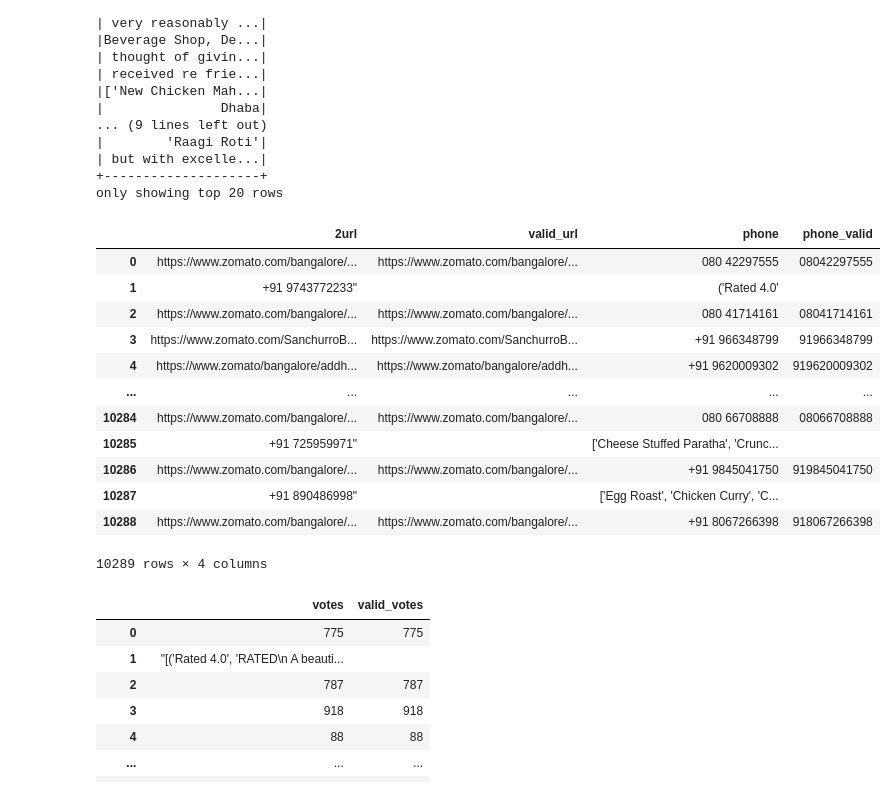
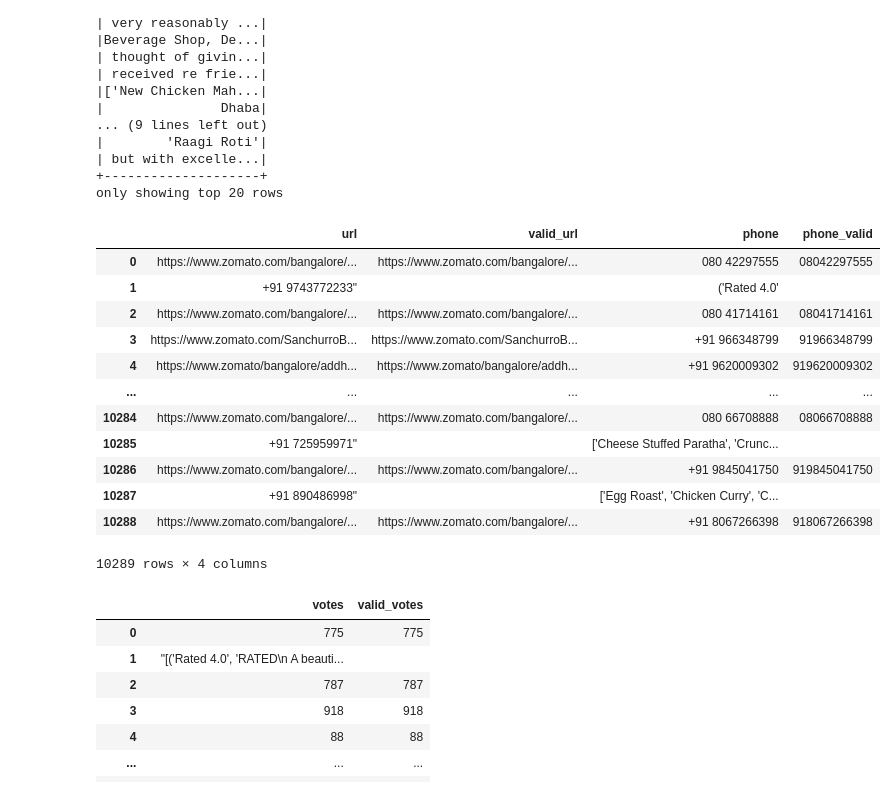
Before and after one commit to LucasMadrid/data_quality_engineering, a Jupyter notebook: dev_data_check.ipynb, the cells around one changed output. Cells and saved outputs as stored; diff of their text form; code cells hidden in the pictures.

```diff
--- a/dev_data_check.ipynb
+++ b/dev_data_check.ipynb
@@ -149,11 +151,11 @@ df.select('rest_type').distinct().show()
 +--------------------+
 only showing top 20 rows
 # %%
-df_regex_url = df_column_castted.withColumn("valid_url", regexp_extract(col('2url'), r"[(http(s)?):\/\/(www\.)?a-zA-Z0-9@:%._\+~#=]{2,256}\.[a-z]{2,6}\b([-a-zA-Z0-9@:%_\+.~#?&//=]*)", 0))
+df_regex_url = df_column_castted.withColumn("valid_url", regexp_extract(col('url'), r"[(http(s)?):\/\/(www\.)?a-zA-Z0-9@:%._\+~#=]{2,256}\.[a-z]{2,6}\b([-a-zA-Z0-9@:%_\+.~#?&//=]*)", 0))
 df_regex_columns = df_regex_url.withColumn("phone_valid", regexp_replace( regexp_extract(col('phone'), r"\d[\d -]{8,12}\d", 0), " ", ''))
-df_regex_columns.select('2url', 'valid_url', 'phone', 'phone_valid').toPandas()
+df_regex_columns.select('url', 'valid_url', 'phone', 'phone_valid').toPandas()
 # %% [output]
-|  | 2url | valid_url | phone | phone_valid |
+|  | url | valid_url | phone | phone_valid |
 | 0 | https://www.zomato.com/bangalore/... | https://www.zomato.com/bangalore/... | 080 42297555 | 08042297555 |
 | 1 | +91 9743772233" |  | ('Rated 4.0' |  |
 | 2 | https://www.zomato.com/bangalore/... | https://www.zomato.com/bangalore/... | 080 41714161 | 08041714161 |
```
Also changed, not shown: parts of 22 cells of this notebook, 5 other files.
